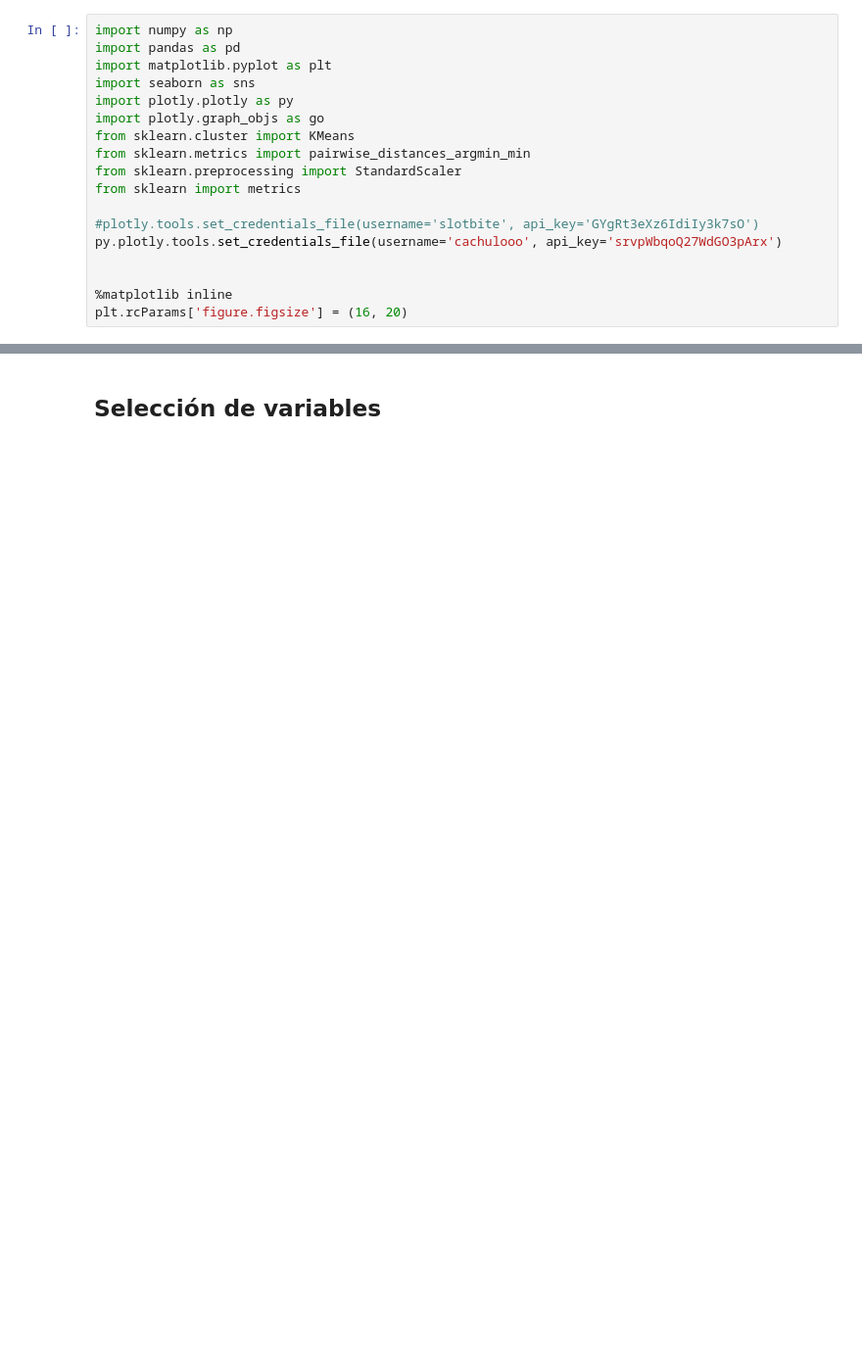
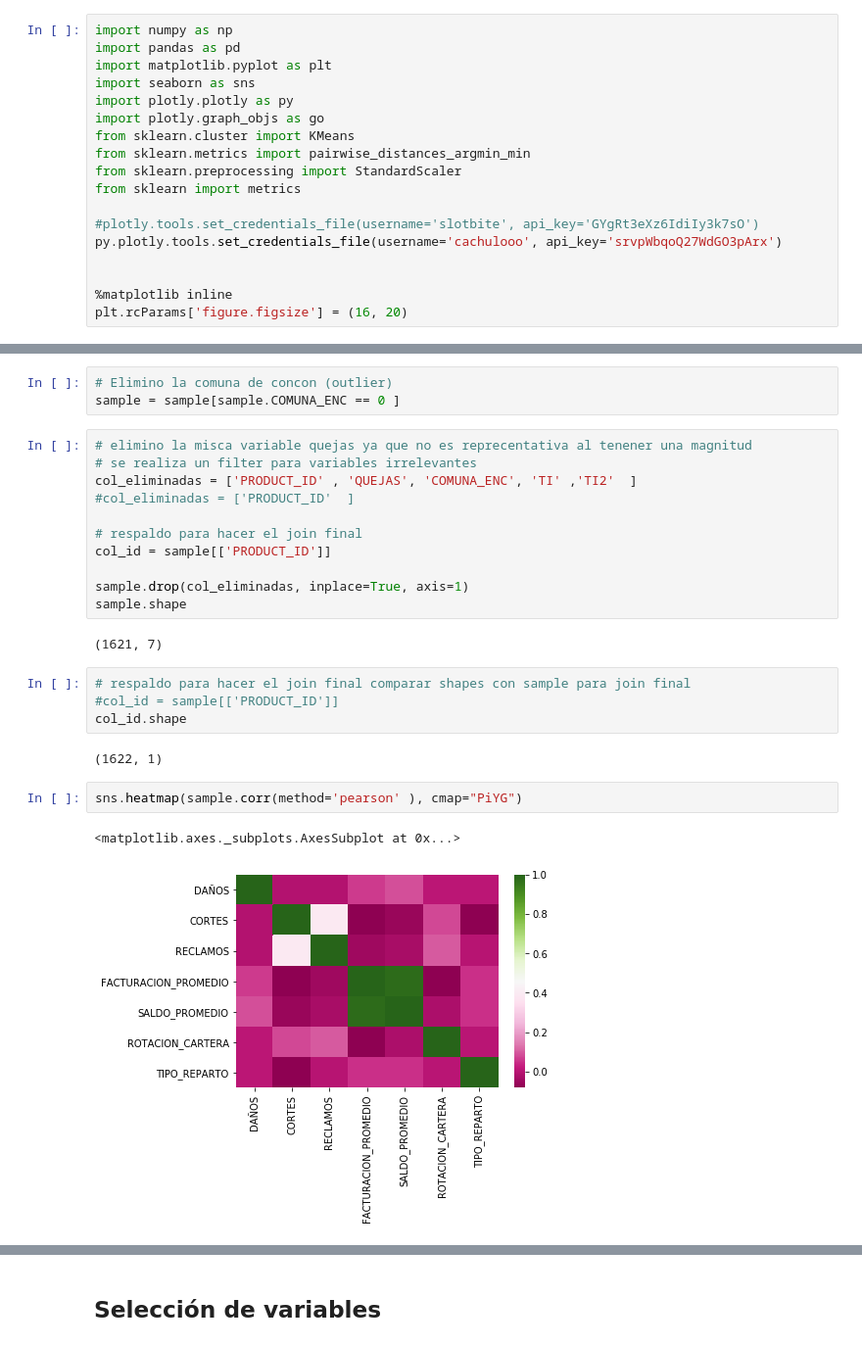
Before and after one commit to slotbite/Jupyter-Notebook, a Jupyter notebook: Modelos/Segmentacion de clientes/Coordenadas Paralelas hdbscan.ipynb, the cells around one changed output, grey strips where cells are left out. Shown at 98% size. Drawn from its saved outputs; the diff is of its cells as text; blank space fills up the shorter version.

```diff
--- a/Modelos/Segmentacion de clientes/Coordenadas Paralelas hdbscan.ipynb
+++ b/Modelos/Segmentacion de clientes/Coordenadas Paralelas hdbscan.ipynb
@@ -57,0 +364,27 @@ df[:3]
+# %%
+# Elimino la comuna de concon (outlier)
+sample = sample[sample.COMUNA_ENC == 0 ]
+# %%
+# elimino la misca variable quejas ya que no es reprecentativa al tenener una magnitud
+# se realiza un filter para variables irrelevantes
+col_eliminadas = ['PRODUCT_ID' , 'QUEJAS', 'COMUNA_ENC', 'TI' ,'TI2'  ]
+#col_eliminadas = ['PRODUCT_ID'  ]
+
+# respaldo para hacer el join final
+col_id = sample[['PRODUCT_ID']]
+
+sample.drop(col_eliminadas, inplace=True, axis=1)
+sample.shape
+# %% [output]
+(1621, 7)
+# %%
+# respaldo para hacer el join final comparar shapes con sample para join final
+#col_id = sample[['PRODUCT_ID']]
+col_id.shape
+# %% [output]
+(1622, 1)
+# %%
+sns.heatmap(sample.corr(method='pearson' ), cmap="PiYG")
+# %% [output]
+<matplotlib.axes._subplots.AxesSubplot at 0x...>
+[figure, added]
```
Also changed, not shown: parts of 49 cells of this notebook, 2 other files.
